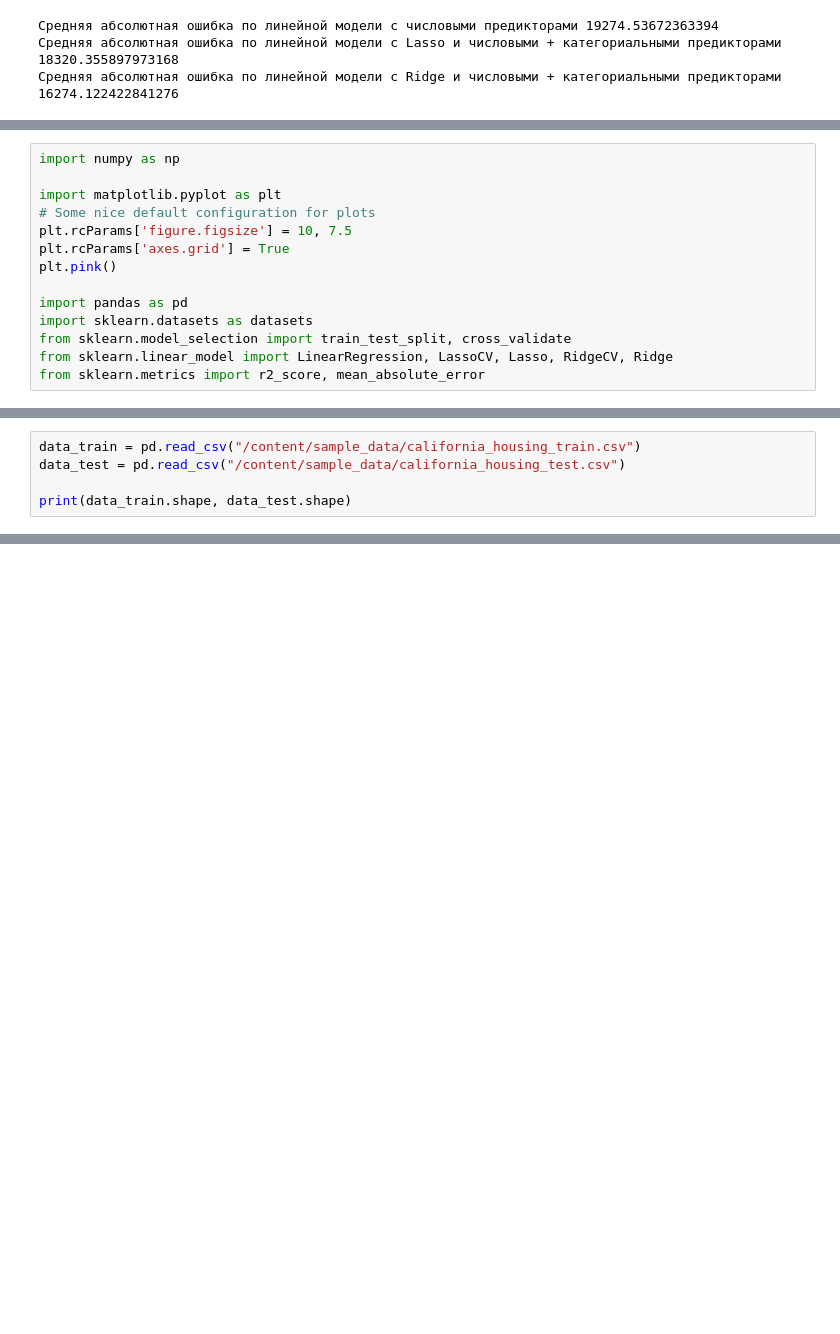
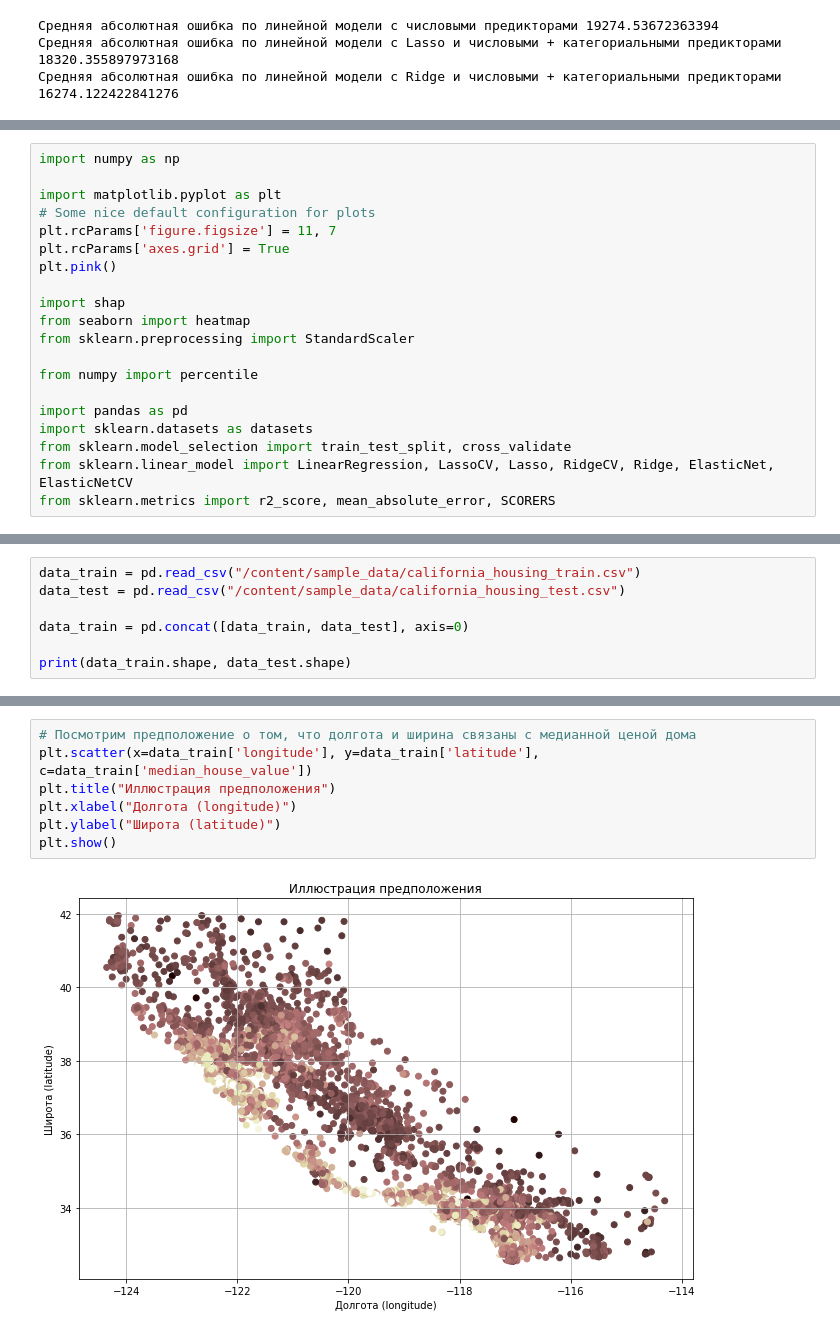
Before and after one commit to graviada/colabRepo, a Jupyter notebook: HuaweiCourse_AI (2022)/Huawei_4.ipynb, the cells around one changed output, grey strips where cells are left out. Drawn from its saved outputs; the diff is of its cells as text; blank space fills up the shorter version.

```diff
--- a/HuaweiCourse_AI (2022)/Huawei_4.ipynb
+++ b/HuaweiCourse_AI (2022)/Huawei_4.ipynb
@@ -624,13 +661,19 @@ import numpy as np
 
 import matplotlib.pyplot as plt
 # Some nice default configuration for plots
-plt.rcParams['figure.figsize'] = 10, 7.5
+plt.rcParams['figure.figsize'] = 11, 7
 plt.rcParams['axes.grid'] = True
 plt.pink()
+
+import shap
+from seaborn import heatmap
+from sklearn.preprocessing import StandardScaler
+
+from numpy import percentile
 
 import pandas as pd
 import sklearn.datasets as datasets
 from sklearn.model_selection import train_test_split, cross_validate
-from sklearn.linear_model import LinearRegression, LassoCV, Lasso, RidgeCV, Ridge
-from sklearn.metrics import r2_score, mean_absolute_error
+from sklearn.linear_model import LinearRegression, LassoCV, Lasso, RidgeCV, Ridge, ElasticNet, ElasticNetCV
+from sklearn.metrics import r2_score, mean_absolute_error, SCORERS
 # %% [output]
@@ -639,5 +682,7 @@ from sklearn.metrics import r2_score, mean_absolute_error
 data_train = pd.read_csv("/content/sample_data/california_housing_train.csv")
 data_test = pd.read_csv("/content/sample_data/california_housing_test.csv")
 
+data_train = pd.concat([data_train, data_test], axis=0)
+
 print(data_train.shape, data_test.shape)
 # %% [output]
@@ -644,0 +711,9 @@ print(data_train.shape, data_test.shape)
+# %%
+# Посмотрим предположение о том, что долгота и ширина связаны с медианной ценой дома
+plt.scatter(x=data_train['longitude'], y=data_train['latitude'], c=data_train['median_house_value'])
+plt.title("Иллюстрация предположения")
+plt.xlabel("Долгота (longitude)")
+plt.ylabel("Широта (latitude)")
+plt.show()
+# %% [output]
+[figure, added]
```
Also changed, not shown: parts of 53 cells of this notebook.
